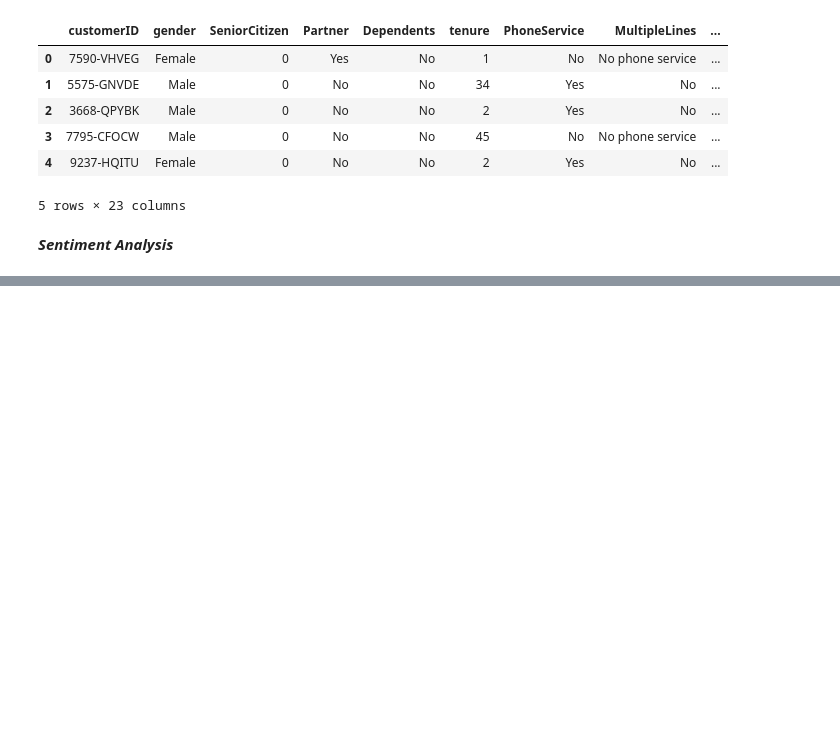
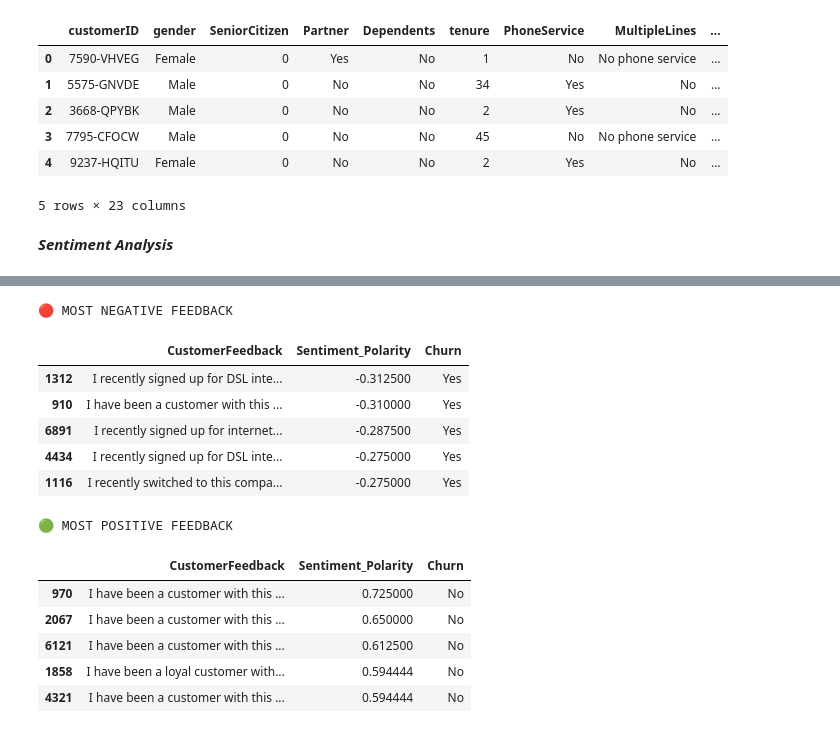
Before and after one commit to priyankavasavada/churn-ai-project, a Jupyter notebook: data_analysis.ipynb, the cells around one changed output, grey strips where cells are left out. Drawn from its saved outputs; the diff is of its cells as text; code cells hidden in the pictures; blank space fills up the shorter version.

```diff
--- a/data_analysis.ipynb
+++ b/data_analysis.ipynb
@@ -178,0 +191,25 @@ df[['CustomerFeedback','Sentimeny']]
+# %%
+# Display of the top positive and negative feedback
+top_negative = df.nsmallest(5, 'Sentiment_Polarity')[['CustomerFeedback', 'Sentiment_Polarity', 'Churn']]
+top_positive = df.nlargest(5, 'Sentiment_Polarity')[['CustomerFeedback', 'Sentiment_Polarity', 'Churn']]
+
+print("🔴 MOST NEGATIVE FEEDBACK")
+display(top_negative.style.background_gradient(cmap='Reds', subset=['Sentiment_Polarity']))
+
+print("\n\n🟢 MOST POSITIVE FEEDBACK")
+display(top_positive.style.background_gradient(cmap='Greens', subset=['Sentiment_Polarity']))
+# %% [output]
+🔴 MOST NEGATIVE FEEDBACK
+|  | CustomerFeedback | Sentiment_Polarity | Churn |
+| 1312 | I recently signed up for DSL inte... | -0.312500 | Yes |
+| 910 | I have been a customer with this ... | -0.310000 | Yes |
+| 6891 | I recently signed up for internet... | -0.287500 | Yes |
+| 4434 | I recently signed up for DSL inte... | -0.275000 | Yes |
+| 1116 | I recently switched to this compa... | -0.275000 | Yes |
+🟢 MOST POSITIVE FEEDBACK
+|  | CustomerFeedback | Sentiment_Polarity | Churn |
+| 970 | I have been a customer with this ... | 0.725000 | No |
+| 2067 | I have been a customer with this ... | 0.650000 | No |
+| 6121 | I have been a customer with this ... | 0.612500 | No |
+| 1858 | I have been a loyal customer with... | 0.594444 | No |
+| 4321 | I have been a customer with this ... | 0.594444 | No |
```
Also changed, not shown: parts of 1 cell of this notebook.
